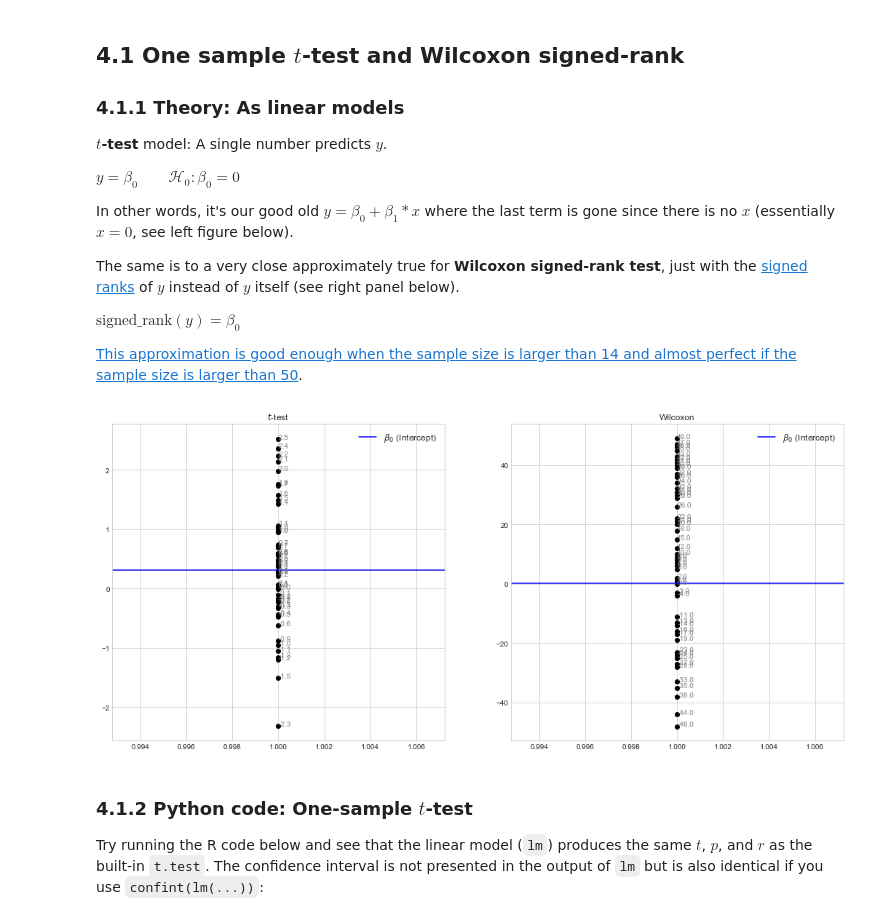
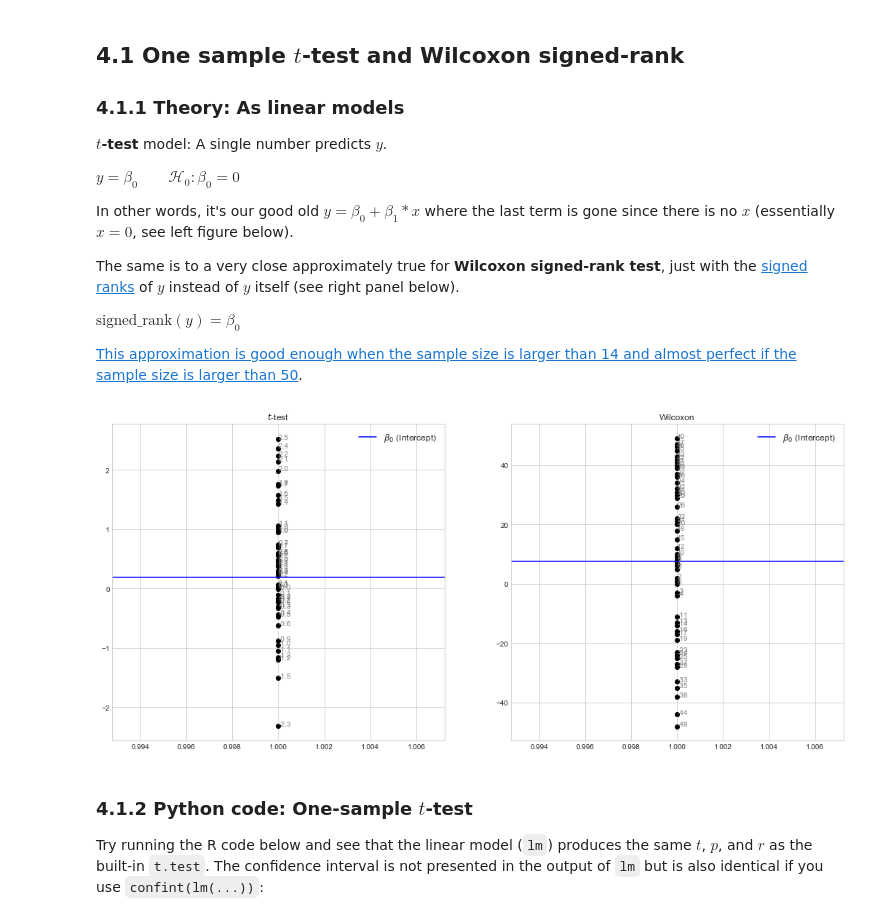
Before and after one commit to eigenfoo/tests-as-linear, a Jupyter notebook: tests-as-linear.ipynb, the cells around one changed output. Drawn from its saved outputs; the diff is of its cells as text; code cells hidden in the pictures.

```diff
--- a/tests-as-linear.ipynb
+++ b/tests-as-linear.ipynb
@@ -243,27 +222,12 @@ $\text{signed_rank}(y) = \beta_0$
 # %%
 signed_rank_data = signed_rank(data, axis=0)
 res = smf.ols(formula="y ~ 1", data=signed_rank_data).fit()
-intercept_wilcoxon = res.params
+intercept_wilcoxon = res.params.Intercept
-# %%
-to_str1 = lambda x: "{:.1f}".format(x)
-to_str2 = lambda x: "{:d}".format(x)
-
-fig, axarr = plt.subplots(ncols=2, figsize=[18, 8])
-
-for ax, dataset, to_str, title, b in zip(axarr,
-                                         [data.y, signed_rank(data.y)],
-                                         [to_str1, to_str1],
-                                         ["$t$-test", "Wilcoxon"],
-                                         [intercept, intercept_wilcoxon]):
-    ax.set_title(title)
-    ax.scatter(np.ones(50), dataset, color="k")
-    annotations = dataset.apply(to_str)
-    for i, annot in enumerate(annotations):
-        ax.annotate(annot, (1, dataset[i]), color="grey")
-    ax.axhline(a, color="b", label=r"$\beta_0$ (Intercept)")
-    ax.legend(fontsize="large")
-# %% [output]
-[figure, removed]
+# %%
+plots.ttest_wilcoxon_plot(data, intercept, intercept_wilcoxon)
+plt.show()
+# %% [output]
+[figure, added]
 # %% [markdown]
 ### 4.1.2 Python code: One-sample $t$-test
 
```
Also changed, not shown: parts of 7 cells of this notebook, 1 other file.
